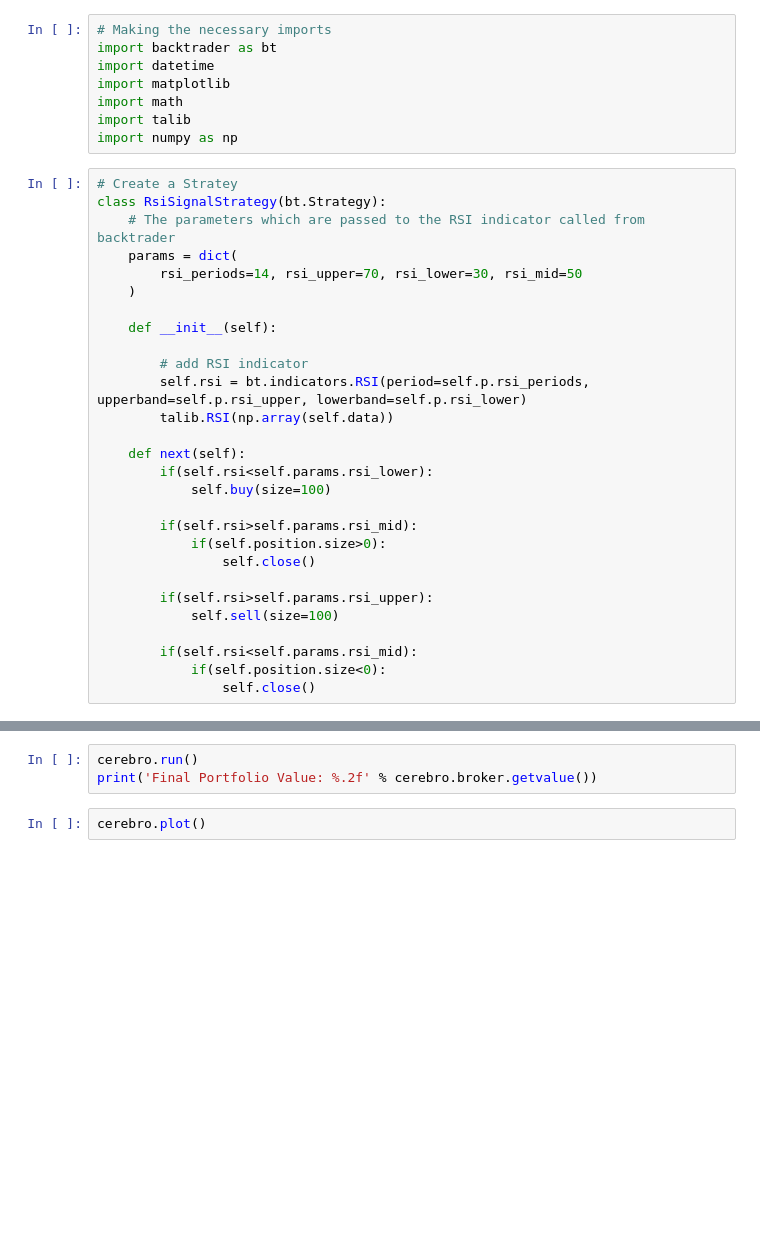
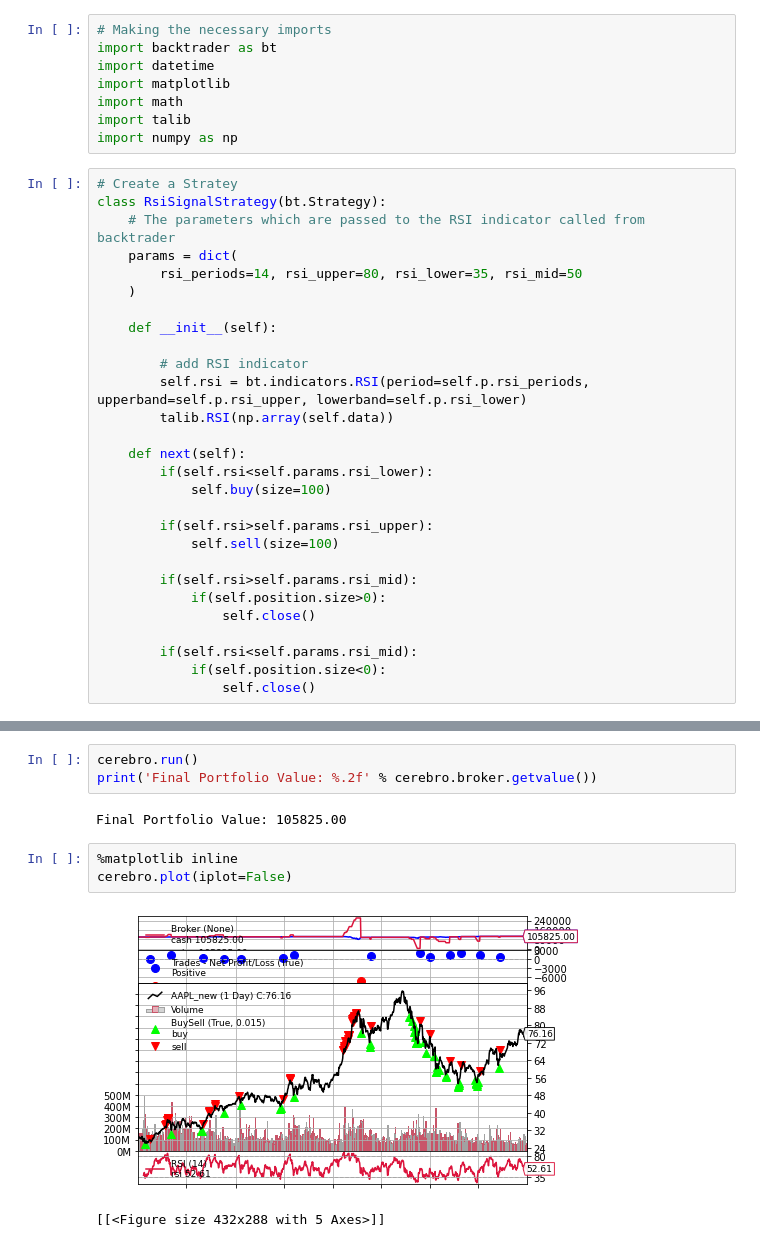
Before and after one commit to AmanSharma0710/Quant-Club-Whitepaper, a Jupyter notebook: RSI.ipynb, the cells around one changed output, grey strips where cells are left out. Saved outputs shown, nothing was run; the diff lists cells and outputs as text; blank space fills up the shorter version.

Commit message:
Plot the graph for RSI

```diff
--- a/RSI.ipynb
+++ b/RSI.ipynb
@@ -11,7 +11,7 @@ import numpy as np
 class RsiSignalStrategy(bt.Strategy):
     # The parameters which are passed to the RSI indicator called from backtrader
     params = dict(
-		rsi_periods=14, rsi_upper=70, rsi_lower=30, rsi_mid=50
+		rsi_periods=14, rsi_upper=80, rsi_lower=35, rsi_mid=50
 	)
 
     def __init__(self):
@@ -24,13 +24,13 @@ class RsiSignalStrategy(bt.Strategy):
         if(self.rsi<self.params.rsi_lower):
             self.buy(size=100)
 
+        if(self.rsi>self.params.rsi_upper):
+            self.sell(size=100)
+
         if(self.rsi>self.params.rsi_mid):
             if(self.position.size>0):
                 self.close()
 
-        if(self.rsi>self.params.rsi_upper):
-            self.sell(size=100)
-
         if(self.rsi<self.params.rsi_mid):
             if(self.position.size<0):
                 self.close()
@@ -53,5 +56,11 @@ cerebro.addstrategy(RsiSignalStrategy)
 # %%
 cerebro.run()
 print('Final Portfolio Value: %.2f' % cerebro.broker.getvalue())
+# %% [output]
+Final Portfolio Value: 105825.00
-# %%
-cerebro.plot()
+# %%
+%matplotlib inline
+cerebro.plot(iplot=False)
+# %% [output]
+[figure, added]
+[[<Figure size 432x288 with 5 Axes>]]
```
Also changed, not shown: parts of 1 cell of this notebook.
